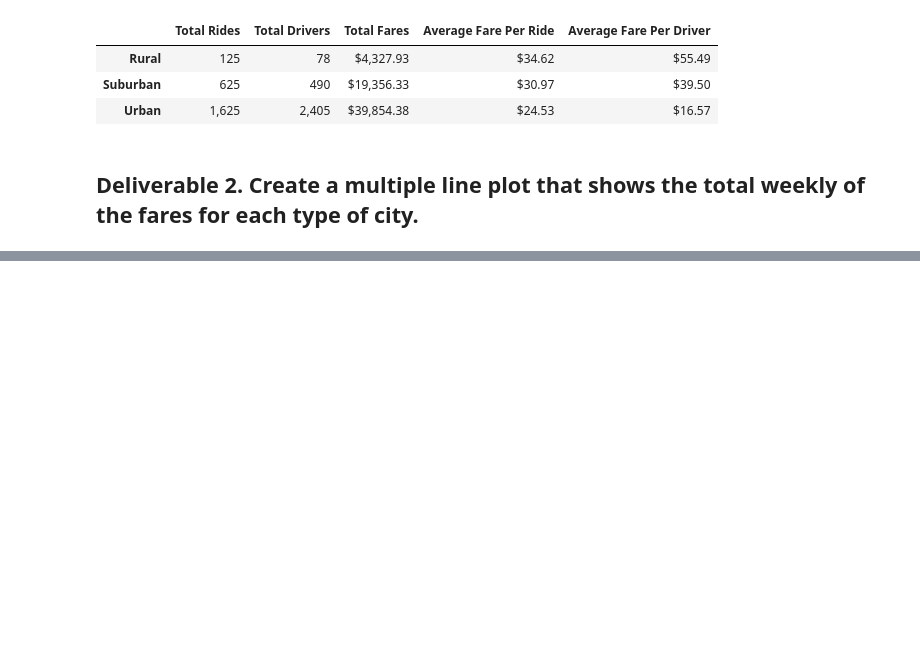
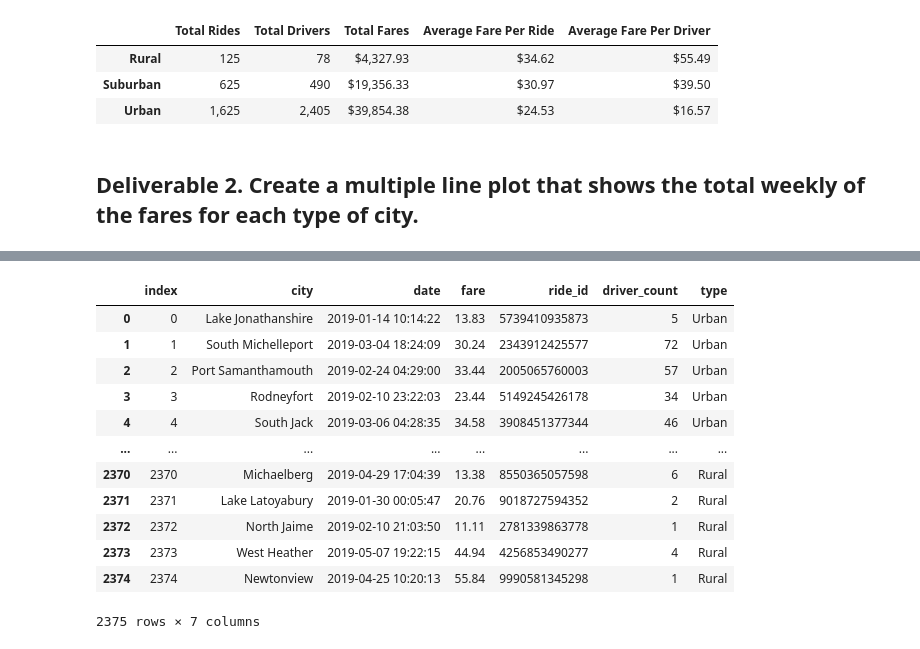
Before and after one commit to JerryMcG/PyBer_Analysis, a Jupyter notebook: PyBer_Challenge.ipynb, the cells around one changed output, grey strips where cells are left out. Drawn from its saved outputs; the diff is of its cells as text; code cells hidden in the pictures; blank space fills up the shorter version.

```diff
--- a/PyBer_Challenge.ipynb
+++ b/PyBer_Challenge.ipynb
@@ -124,6 +152,21 @@ pyber_summary_df
 # %%
 # 3. Reset the index on the DataFrame you created in #1. This is needed to use the 'pivot()' function.
 # df = df.reset_index()
+pyber_data_df.reset_index()
+# %% [output]
+|  | index | city | date | fare | ride_id | driver_count | type |
+| 0 | 0 | Lake Jonathanshire | 2019-01-14 10:14:22 | 13.83 | 5739410935873 | 5 | Urban |
+| 1 | 1 | South Michelleport | 2019-03-04 18:24:09 | 30.24 | 2343912425577 | 72 | Urban |
+| 2 | 2 | Port Samanthamouth | 2019-02-24 04:29:00 | 33.44 | 2005065760003 | 57 | Urban |
+| 3 | 3 | Rodneyfort | 2019-02-10 23:22:03 | 23.44 | 5149245426178 | 34 | Urban |
+| 4 | 4 | South Jack | 2019-03-06 04:28:35 | 34.58 | 3908451377344 | 46 | Urban |
+| ... | ... | ... | ... | ... | ... | ... | ... |
+| 2370 | 2370 | Michaelberg | 2019-04-29 17:04:39 | 13.38 | 8550365057598 | 6 | Rural |
+| 2371 | 2371 | Lake Latoyabury | 2019-01-30 00:05:47 | 20.76 | 9018727594352 | 2 | Rural |
+| 2372 | 2372 | North Jaime | 2019-02-10 21:03:50 | 11.11 | 2781339863778 | 1 | Rural |
+| 2373 | 2373 | West Heather | 2019-05-07 19:22:15 | 44.94 | 4256853490277 | 4 | Rural |
+| 2374 | 2374 | Newtonview | 2019-04-25 10:20:13 | 55.84 | 9990581345298 | 1 | Rural |
+2375 rows × 7 columns
 # %%
 # 4. Create a pivot table with the 'date' as the index, the columns ='type', and values='fare'
 # to get the total fares for each type of city by the date.
```
Also changed, not shown: parts of 11 cells of this notebook, 1 other file.
